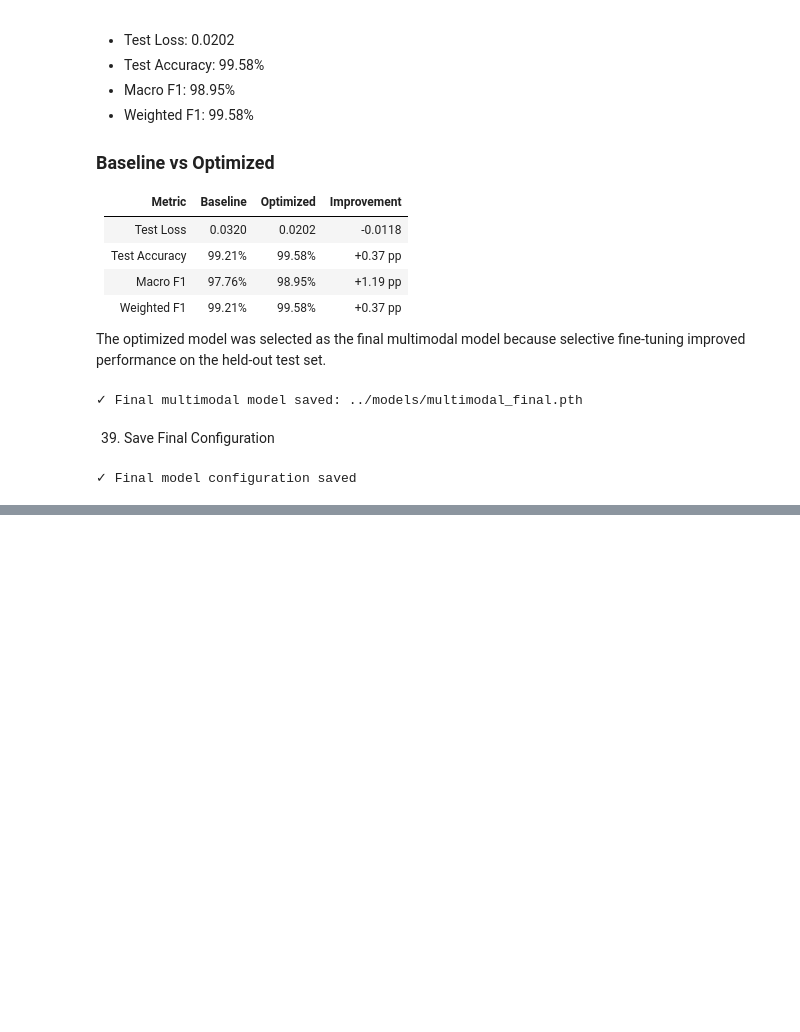
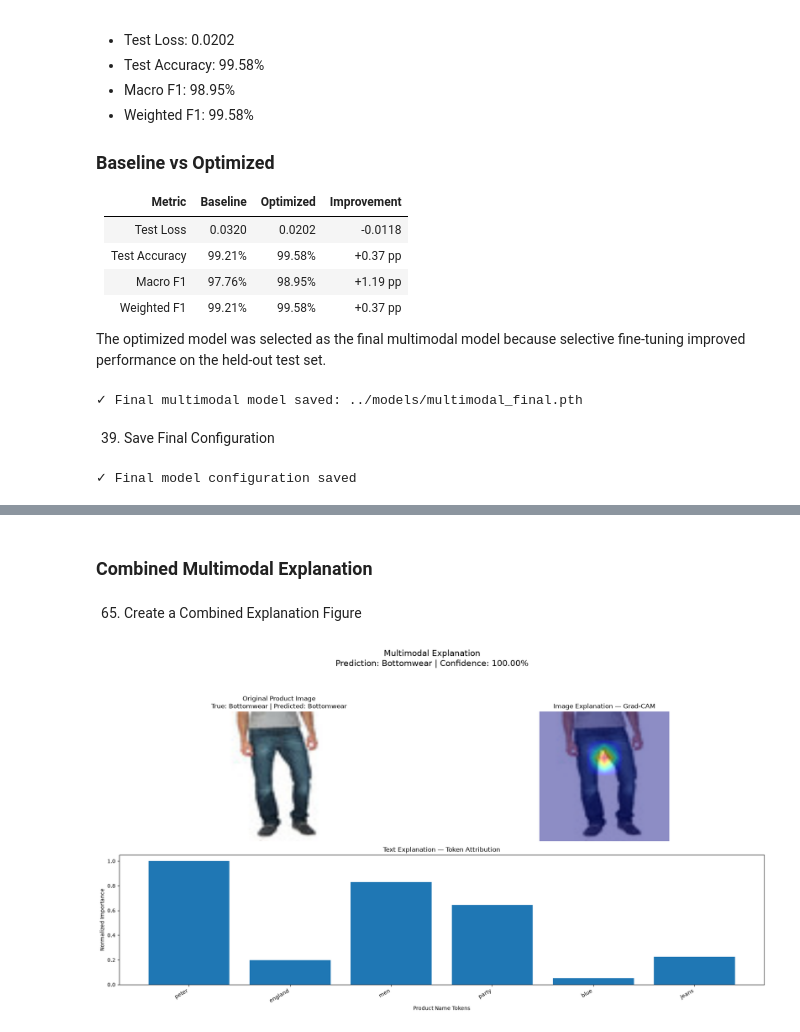
Before and after one commit to vk62945/Multimodal-Product-Intelligence, a Jupyter notebook: notebooks/05_Multimodal_Model.ipynb, the cells around one changed output, grey strips where cells are left out. Drawn from its saved outputs; the diff is of its cells as text; code cells hidden in the pictures; blank space fills up the shorter version.

```diff
--- a/notebooks/05_Multimodal_Model.ipynb
+++ b/notebooks/05_Multimodal_Model.ipynb
@@ -1808,0 +2562,75 @@ print("✓ Final model configuration saved")
+# %% [markdown]
+### Combined Multimodal Explanation
+# %% [markdown]
+65. Create a Combined Explanation Figure
+# %%
+fig = plt.figure(figsize=(18, 10))
+ax1 = plt.subplot(2, 2, 1)
+
+ax1.imshow(image_display)
+ax1.axis("off")
+
+ax1.set_title(
+    f"Original Product Image\n"
+    f"True: {class_names[label]} | "
+    f"Predicted: {class_names[prediction.item()]}"
+)
+
+ax2 = plt.subplot(2, 2, 2)
+
+ax2.imshow(image_display)
+ax2.imshow(
+    heatmap,
+    cmap="jet",
+    alpha=0.45
+)
+
+ax2.axis("off")
+
+ax2.set_title(
+    "Image Explanation — Grad-CAM"
+)
+
+ax3 = plt.subplot(2, 1, 2)
+
+ax3.bar(
+    range(len(tokens_plot)),
+    scores_plot
+)
+
+ax3.set_xticks(
+    range(len(tokens_plot))
+)
+
+ax3.set_xticklabels(
+    tokens_plot,
+    rotation=30,
+    ha="right"
+)
+
+ax3.set_ylabel(
+    "Normalized Importance"
+)
+
+ax3.set_xlabel(
+    "Product Name Tokens"
+)
+
+ax3.set_title(
+    "Text Explanation — Token Attribution"
+)
+
+plt.suptitle(
+    f"Multimodal Explanation\n"
+    f"Prediction: {class_names[prediction.item()]} | "
+    f"Confidence: "
+    f"{prediction_result['confidence']:.2%}",
+    fontsize=16
+)
+
+plt.tight_layout(
+    rect=[0, 0, 1, 0.94]
+)
+plt.show()
+# %% [output]
+[figure, added]
```
Also changed, not shown: parts of 75 cells of this notebook.
